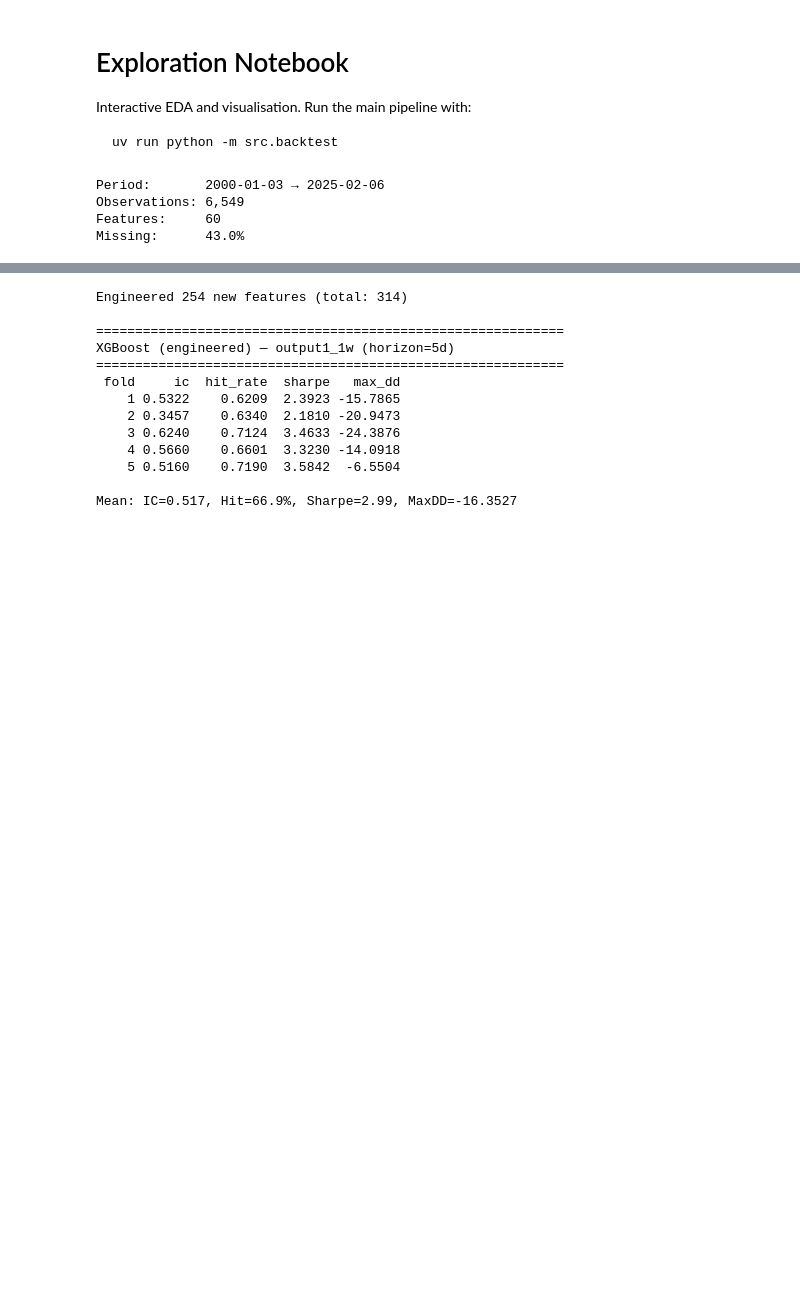
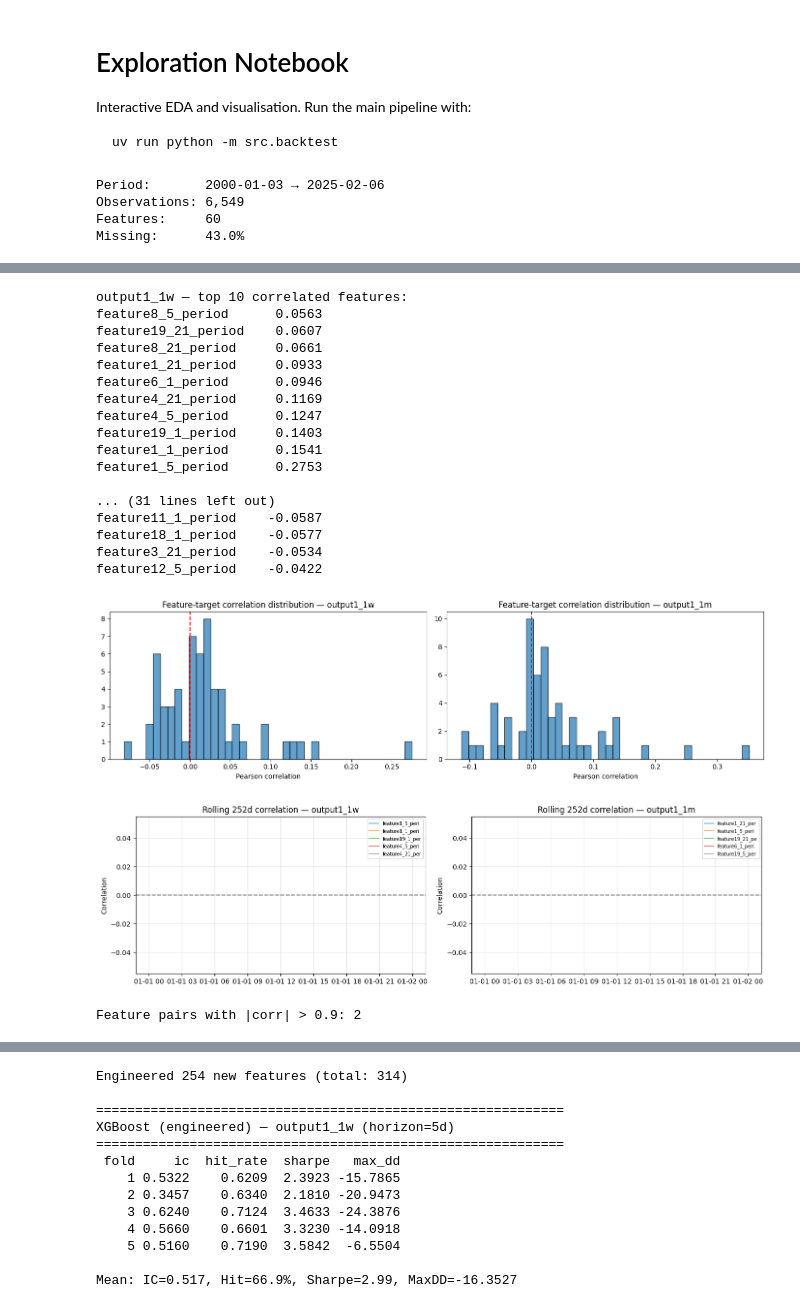
Before and after one commit to Nassim-Ta/Commodity-Return-Forecasting, a Jupyter notebook: notebooks/exploration.ipynb, the cells around one changed output, grey strips where cells are left out. Saved outputs shown, nothing was run; the diff lists cells and outputs as text; code cells hidden in the pictures; blank space fills up the shorter version.

```diff
--- a/notebooks/exploration.ipynb
+++ b/notebooks/exploration.ipynb
@@ -37,4 +40,25 @@ NameError: name 'FEATURE_COLS' is not defined
 # %%
-plot_feature_target_correlations(df, feature_cols, TARGETS)
-plot_rolling_correlations(df, feature_cols, TARGETS)
-plot_feature_correlation_matrix(df, feature_cols)
+plot_feature_target_correlations(df, TARGETS, FEATURE_COLS)
+plot_rolling_correlations(df, TARGETS, FEATURE_COLS)
+plot_feature_correlation_matrix(df, FEATURE_COLS)
+# %% [output]
+output1_1w — top 10 correlated features:
+feature8_5_period      0.0563
+feature19_21_period    0.0607
+feature8_21_period     0.0661
+feature1_21_period     0.0933
+feature6_1_period      0.0946
+feature4_21_period     0.1169
+feature4_5_period      0.1247
+feature19_1_period     0.1403
+feature1_1_period      0.1541
+feature1_5_period      0.2753
+
+... (31 lines left out)
+feature11_1_period    -0.0587
+feature18_1_period    -0.0577
+feature3_21_period    -0.0534
+feature12_5_period    -0.0422
+[figure, added]
+[figure, added]
+Feature pairs with |corr| > 0.9: 2
```
Also changed, not shown: parts of 2 cells of this notebook, 1 other file.
